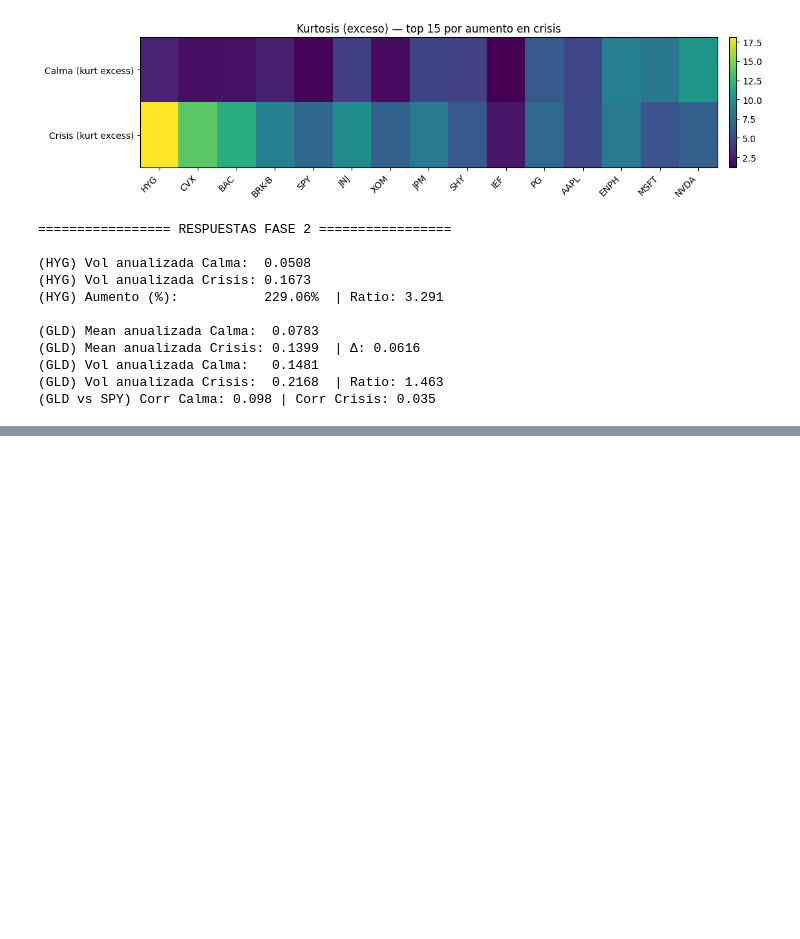
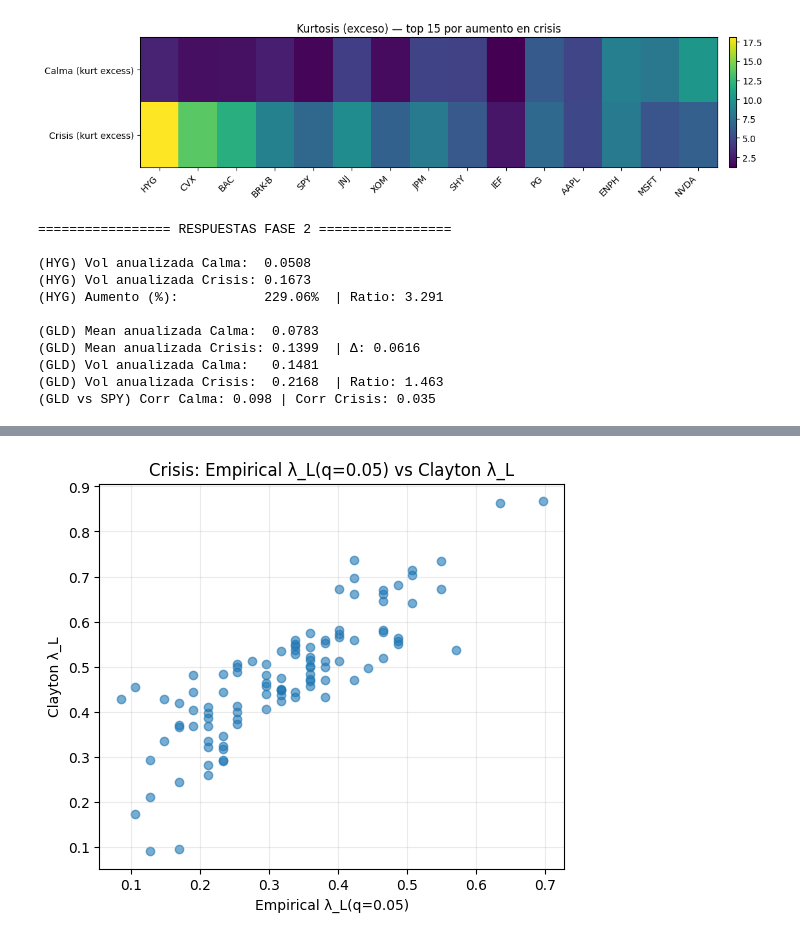
Before and after one commit to alonsodt/Practica-Riesgos-MIAX, a Jupyter notebook: Riesgos.ipynb, the cells around one changed output, grey strips where cells are left out. Drawn from its saved outputs; the diff is of its cells as text; code cells hidden in the pictures; blank space fills up the shorter version.

```diff
--- a/Riesgos.ipynb
+++ b/Riesgos.ipynb
@@ -550,0 +976,96 @@ else:
+# %%
+
+# Asumo que ya tienes:
+# R0 = retornos en calma (dataframe con focus_assets)
+# R1 = retornos en crisis
+# focus_assets, nu0, nu1, Rho0, Rho1, cols0, cols1
+# Tau0, Tau1 (kendall matrices) si usaste clayton
+
+def empirical_lambda_L(df, q=0.05):
+    """Empirical lower-tail dependence per pair using threshold q."""
+    X = df.dropna(how="any")
+    U = np.zeros_like(X.values, dtype=float)
+    # ranks -> uniform
+    for j in range(X.shape[1]):
+        r = st.rankdata(X.iloc[:, j].values, method="average")
+        U[:, j] = r / (len(X) + 1.0)
+    cols = list(X.columns)
+    out = []
+    for i in range(len(cols)):
+        for j in range(i+1, len(cols)):
+            ui, uj = U[:, i], U[:, j]
+            p_joint = np.mean((ui <= q) & (uj <= q))
+            lam_hat = p_joint / q if q > 0 else np.nan
+            out.append((cols[i], cols[j], lam_hat))
+    return pd.DataFrame(out, columns=["asset_i","asset_j",f"emp_lambdaL_q{q}"])
+
+def clayton_lambdaL_from_tau(Tau):
+    cols = Tau.columns
+    out = []
+    for i in range(len(cols)):
+        for j in range(i+1, len(cols)):
+            tau = Tau.iloc[i, j]
+            if tau <= 0 or tau >= 0.999999:
+                continue
+            theta = 2*tau/(1-tau)
+            lamL = 2**(-1/theta)
+            out.append((cols[i], cols[j], lamL))
+    return pd.DataFrame(out, columns=["asset_i","asset_j","clayton_lambdaL"])
+
+def t_lambda_from_rho(Rho, cols, nu):
+    out = []
+    for i in range(len(cols)):
+        for j in range(i+1, len(cols)):
+            rho = float(Rho[i,j])
+            if rho >= 0.999999:
+                lam = 1.0
+            else:
+                a = -np.sqrt((nu+1)*(1-rho)/(1+rho))
+                lam = 2*st.t.cdf(a, df=nu+1)
+            out.append((cols[i], cols[j], lam))
+    return pd.DataFrame(out, columns=["asset_i","asset_j","t_lambda"])
+
+# ---- elige un q para validar cola (5% es estándar)
+q = 0.05
+
+emp0 = empirical_lambda_L(R0[focus_assets], q=q)
+emp1 = empirical_lambda_L(R1[focus_assets], q=q)
+
+cl0 = clayton_lambdaL_from_tau(Tau0.loc[focus_assets, focus_assets])
+cl1 = clayton_lambdaL_from_tau(Tau1.loc[focus_assets, focus_assets])
+
+t0 = t_lambda_from_rho(Rho0, list(cols0), nu0)
+t1 = t_lambda_from_rho(Rho1, list(cols1), nu1)
+
+# merge
+m0 = emp0.merge(cl0, on=["asset_i","asset_j"], how="left").merge(t0, on=["asset_i","asset_j"], how="left")
+m1 = emp1.merge(cl1, on=["asset_i","asset_j"], how="left").merge(t1, on=["asset_i","asset_j"], how="left")
+
+print("Media empirical λ_L (Calma):", m0[f"emp_lambdaL_q{q}"].mean())
+print("Media empirical λ_L (Crisis):", m1[f"emp_lambdaL_q{q}"].mean())
+print("Media Clayton λ_L (Calma):   ", m0["clayton_lambdaL"].mean())
+print("Media Clayton λ_L (Crisis):  ", m1["clayton_lambdaL"].mean())
+print("Media t λ (Calma):           ", m0["t_lambda"].mean())
+print("Media t λ (Crisis):          ", m1["t_lambda"].mean())
+
+# Correlación de rankings (Spearman): empírico vs modelos
+rho_sp0 = st.spearmanr(m0[f"emp_lambdaL_q{q}"], m0["clayton_lambdaL"], nan_policy="omit").statistic
+rho_sp1 = st.spearmanr(m1[f"emp_lambdaL_q{q}"], m1["clayton_lambdaL"], nan_policy="omit").statistic
+print(f"\nSpearman(emp vs Clayton) Calma: {rho_sp0:.3f}")
+print(f"Spearman(emp vs Clayton) Crisis:{rho_sp1:.3f}")
+
+# Scatter para ver si hay “inflación rara”
+fig, ax = plt.subplots(figsize=(6,5))
+ax.scatter(m1[f"emp_lambdaL_q{q}"], m1["clayton_lambdaL"], alpha=0.6)
+ax.set_title(f"Crisis: Empirical λ_L(q={q}) vs Clayton λ_L")
+ax.set_xlabel(f"Empirical λ_L(q={q})")
+ax.set_ylabel("Clayton λ_L")
+ax.grid(True, alpha=0.25)
+plt.show()
+
+# Top 10 pares por empírico en crisis (para ver si el modelo los “respeta”)
+display(
+    m1.sort_values(by=f"emp_lambdaL_q{q}", ascending=False)
+      .head(10)[["asset_i","asset_j",f"emp_lambdaL_q{q}","clayton_lambdaL","t_lambda"]]
+)
+# %% [output]
@@ -550,0 +1081 @@ else:
+[figure, added]
```
Also changed, not shown: parts of 3 cells of this notebook.
